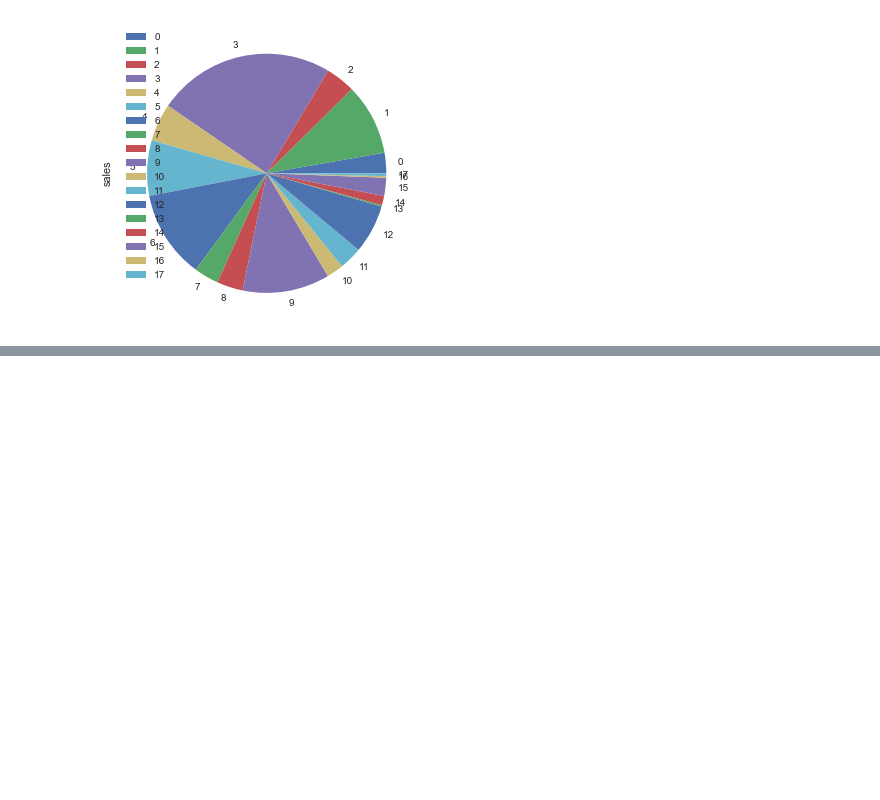
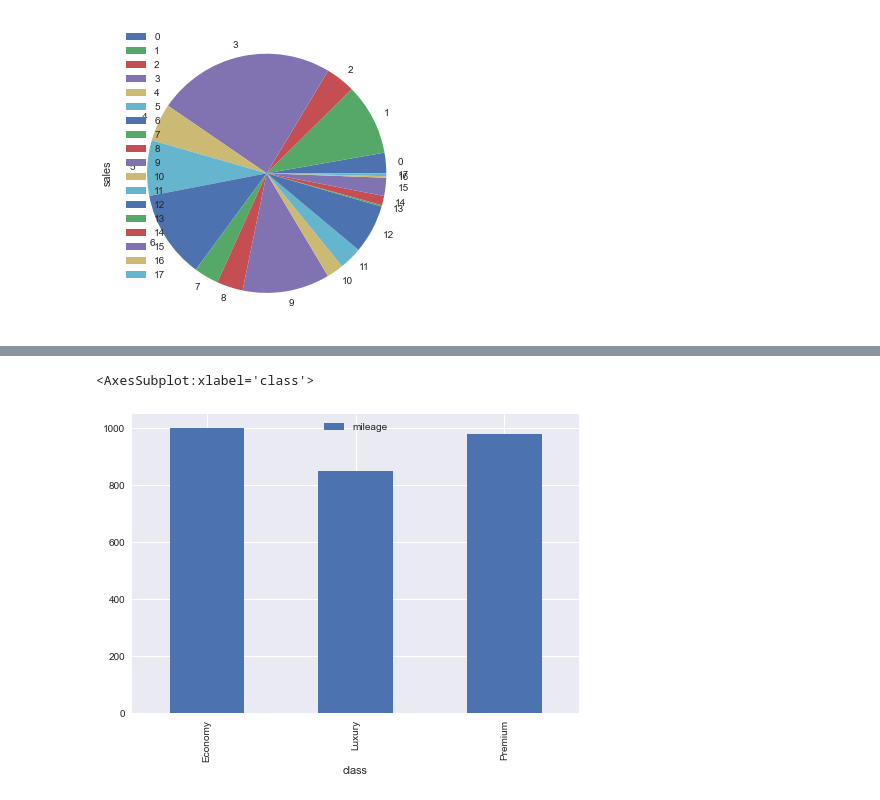
Before and after one commit to yoganandaraol/EDA_CarSales, a Jupyter notebook: EDA_CarSales_Project.ipynb, the cells around one changed output, grey strips where cells are left out. Cells and saved outputs as stored; diff of their text form; code cells hidden in the pictures; blank space fills up the shorter version.

```diff
--- a/EDA_CarSales_Project.ipynb
+++ b/EDA_CarSales_Project.ipynb
@@ -1544,0 +1575,4 @@ pvt_bodyclassyear_sales.plot.pie(y="sales", x="class")
+# %%
+besteconomycars = carsales_df.pivot_table(index=['class','car'],  values="mileage", aggfunc='max')
+# %%
+besteconomycars.reset_index(inplace=True)
@@ -1544,0 +1595,5 @@ pvt_bodyclassyear_sales.plot.pie(y="sales", x="class")
+# %%
+besteconomycars.groupby('class').max('mileage').plot.bar()
+# %% [output]
+<AxesSubplot:xlabel='class'>
+[figure, added]
```
Also changed, not shown: parts of 28 cells of this notebook.
